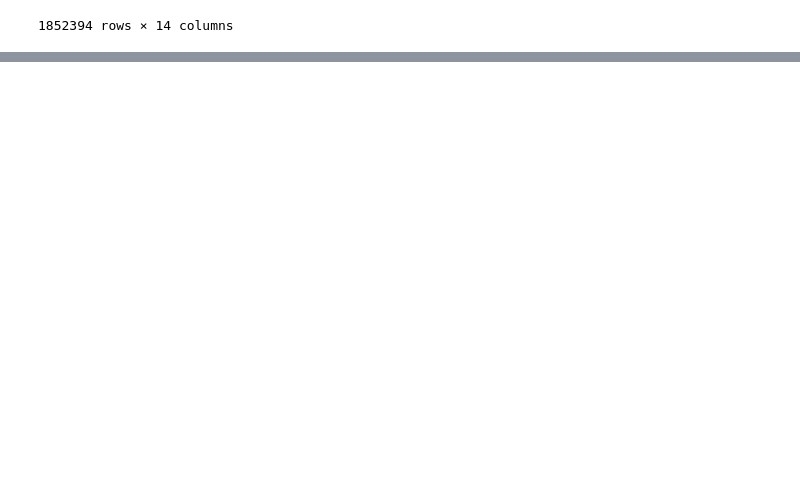
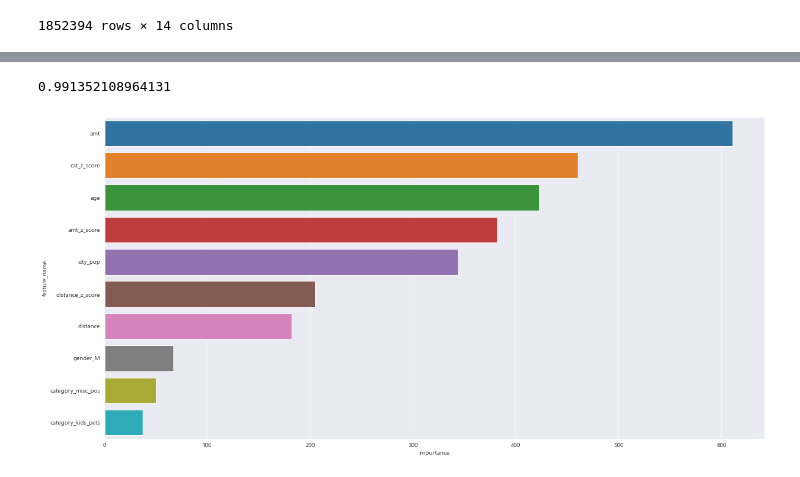
Before and after one commit to andypsh/BIGDATA2022, a Jupyter notebook: 머신러닝/LightGBM/카드거래의 이상거래판단.ipynb, the cells around one changed output, grey strips where cells are left out. Saved outputs shown, nothing was run; the diff lists cells and outputs as text; code cells hidden in the pictures; blank space fills up the shorter version.

```diff
--- a/머신러닝/LightGBM/카드거래의 이상거래판단.ipynb
+++ b/머신러닝/LightGBM/카드거래의 이상거래판단.ipynb
@@ -267,0 +407,5 @@ data
+# %%
+X_train = train.drop('is_fraud' , axis =1)
+X_test = test.drop('is_fraud' , axis = 1)
+y_train = train['is_fraud']
+y_test = test['is_fraud']
@@ -267,0 +480,6 @@ data
+# %%
+import lightgbm as lgb
+
+model_1 = lgb.LGBMClassifier(random_state= 100) # 모델 객체 생성
+model_1.fit(X_train , y_train)
+pred_1 = model_1.predict(X_test) # 예측
@@ -267,0 +631,12 @@ data
+# %%
+train = data[data.index < '2020-01-01'] # 훈련셋 설정
+
+val = data[(data.index >= '2020-01-01') & (data.index < '2020-07-01')] # 검증셋 설정
+test= data[data.index >= '2020-07-01']  # 시험셋 설정
+# %%
+X_train = train.drop('is_fraud' , axis =1 ) # X_train 설정
+X_val = val.drop('is_fraud' , axis =1 ) #  X_val 설정
+X_test= test.drop('is_fraud' ,axis = 1) # X_test 설정
+y_train = train['is_fraud'] # y_train 설정
+y_val = val['is_fraud'] # y_val 설정
+y_test = test['is_fraud'] # y_test 설정
@@ -267,0 +683,11 @@ data
+# %%
+roc_auc_score(y_test , pred_3) # 정확도 확인
+# %% [output]
+0.991352108964131
+# %%
+feature_imp = pd.DataFrame({'feature_name' : X_train.columns , 'importance' : model_1.feature_importances_}).sort_values('importance' , ascending = False) # 중요 변수 정리
+plt.figure(figsize=(20, 10))
+sns.barplot(x='importance' ,  y = 'feature_name' , data = feature_imp.head(10))
+plt.show()
+# %% [output]
+[figure, added]
```
Also changed, not shown: parts of 53 cells of this notebook, 6 other files.
